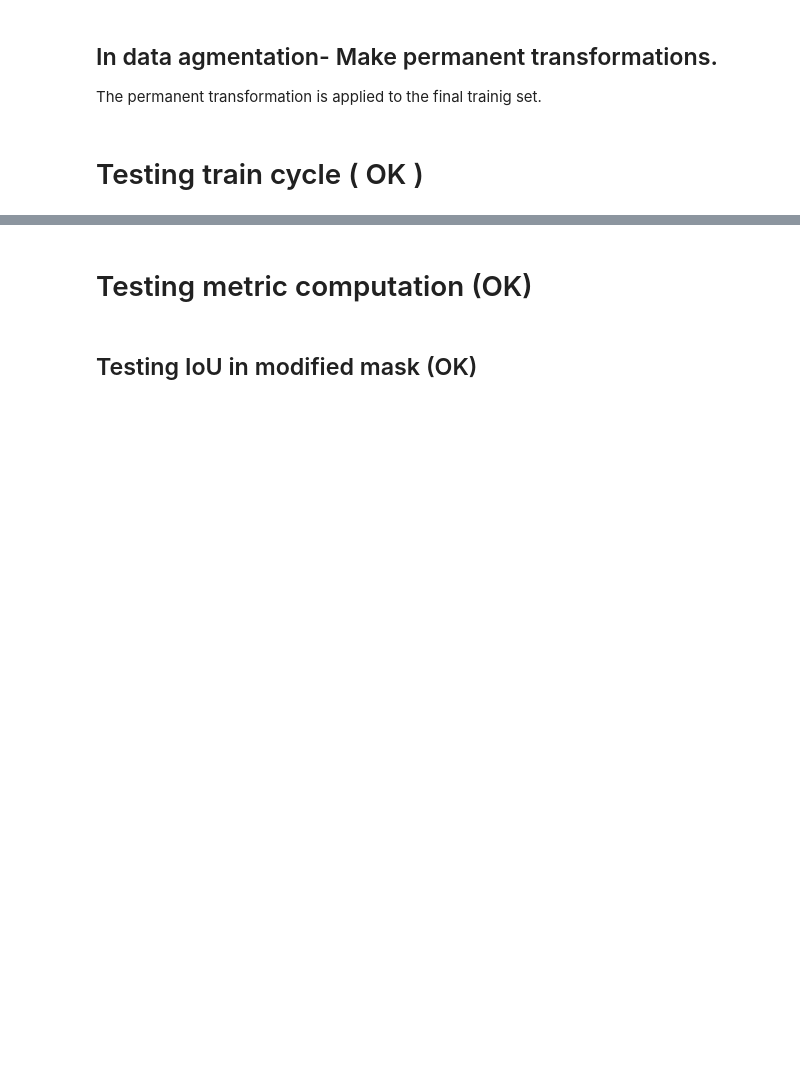
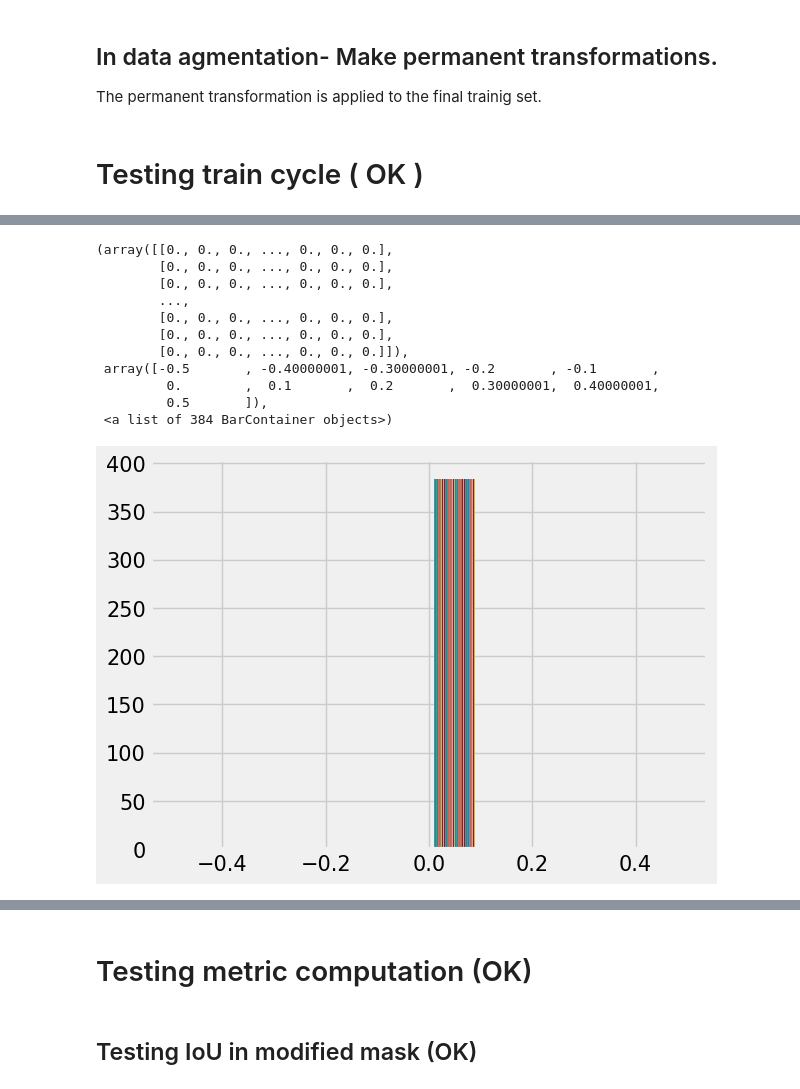
Before and after one commit to Abdielfer/DL4Flood, a Jupyter notebook: testingZone.ipynb, the cells around one changed output, grey strips where cells are left out. Cells and saved outputs as stored; diff of their text form; code cells hidden in the pictures; blank space fills up the shorter version.

```diff
--- a/testingZone.ipynb
+++ b/testingZone.ipynb
@@ -219,0 +114,22 @@ trainer.save_checkpoint(id)
+# %%
+model.eval()
+y_hat = model(imag.to(device))
+S = nn.Sigmoid()
+
+Y_hatNorm = nn.functional.normalize(y_hat)
+y_hatSig = np.round(S(Y_hatNorm).detach().cpu().numpy(),0)
+# %%
+plt.pyplot.hist(Y_hatNorm[0][0].detach().cpu().numpy())
+# %% [output]
+(array([[0., 0., 0., ..., 0., 0., 0.],
+        [0., 0., 0., ..., 0., 0., 0.],
+        [0., 0., 0., ..., 0., 0., 0.],
+        ...,
+        [0., 0., 0., ..., 0., 0., 0.],
+        [0., 0., 0., ..., 0., 0., 0.],
+        [0., 0., 0., ..., 0., 0., 0.]]),
+ array([-0.5       , -0.40000001, -0.30000001, -0.2       , -0.1       ,
+         0.        ,  0.1       ,  0.2       ,  0.30000001,  0.40000001,
+         0.5       ]),
+ <a list of 384 BarContainer objects>)
+[figure, added]
```
Also changed, not shown: parts of 19 cells of this notebook, 7 other files.
